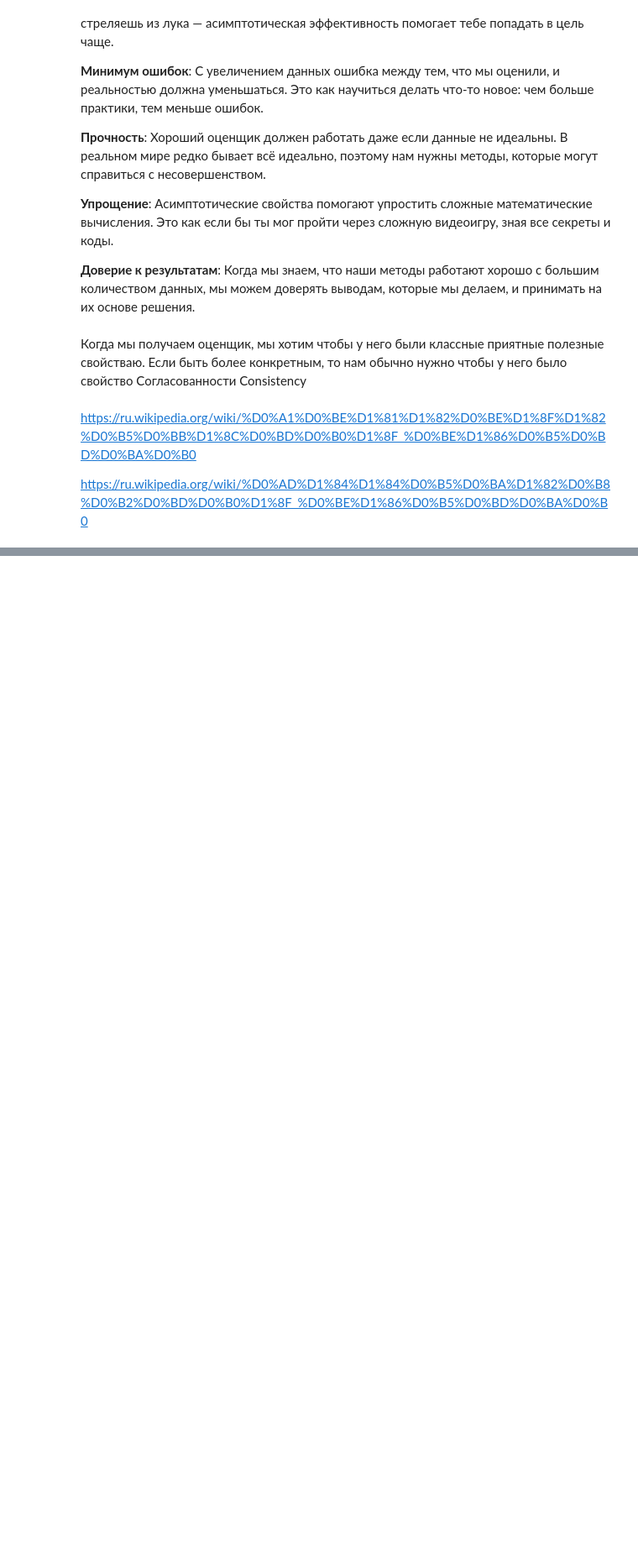
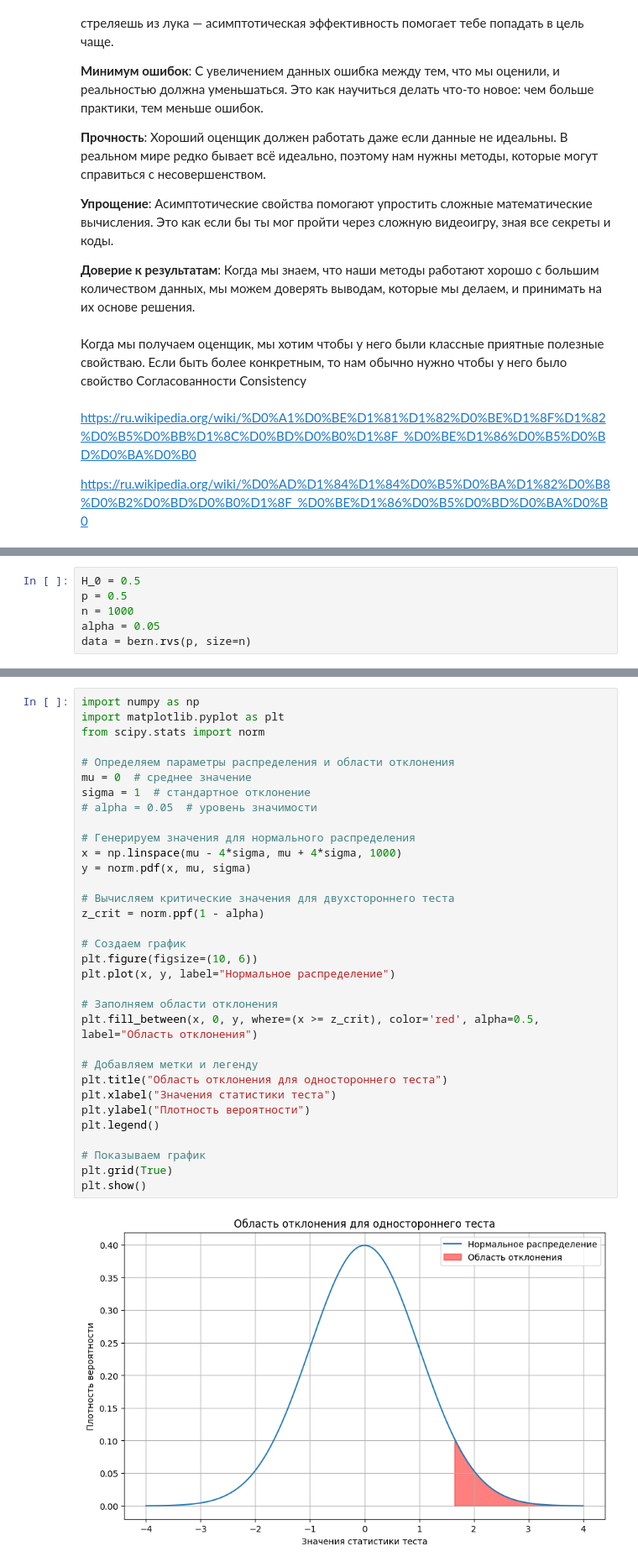
Before and after one commit to shmalex/learning-math, a Jupyter notebook: notebooks/04-L12 Wald Test and Likelihood Ratio Test.ipynb, the cells around one changed output, grey strips where cells are left out. Shown at 84% size. Cells and saved outputs as stored; diff of their text form; blank space fills up the shorter version.

```diff
--- a/notebooks/04-L12 Wald Test and Likelihood Ratio Test.ipynb
+++ b/notebooks/04-L12 Wald Test and Likelihood Ratio Test.ipynb
@@ -143,0 +336,6 @@ $$\dfrac{\hat{p}-p}{\sqrt\frac{\hat{p}(1-\hat{p})}{n}}=\dfrac{\hat{p}-p}{\frac{\
+# %%
+H_0 = 0.5
+p = 0.5
+n = 1000
+alpha = 0.05
+data = bern.rvs(p, size=n)
@@ -143,0 +354,35 @@ $$\dfrac{\hat{p}-p}{\sqrt\frac{\hat{p}(1-\hat{p})}{n}}=\dfrac{\hat{p}-p}{\frac{\
+# %%
+import numpy as np
+import matplotlib.pyplot as plt
+from scipy.stats import norm
+
+# Определяем параметры распределения и области отклонения
+mu = 0  # среднее значение
+sigma = 1  # стандартное отклонение
+# alpha = 0.05  # уровень значимости
+
+# Генерируем значения для нормального распределения
+x = np.linspace(mu - 4*sigma, mu + 4*sigma, 1000)
+y = norm.pdf(x, mu, sigma)
+
+# Вычисляем критические значения для двухстороннего теста
+z_crit = norm.ppf(1 - alpha)
+
+# Создаем график
+plt.figure(figsize=(10, 6))
+plt.plot(x, y, label="Нормальное распределение")
+
+# Заполняем области отклонения
+plt.fill_between(x, 0, y, where=(x >= z_crit), color='red', alpha=0.5, label="Область отклонения")
+
+# Добавляем метки и легенду
+plt.title("Область отклонения для одностороннего теста")
+plt.xlabel("Значения статистики теста")
+plt.ylabel("Плотность вероятности")
+plt.legend()
+
+# Показываем график
+plt.grid(True)
+plt.show()
+# %% [output]
+[figure, added]
```
Also changed, not shown: parts of 73 cells of this notebook, 3 other files.
